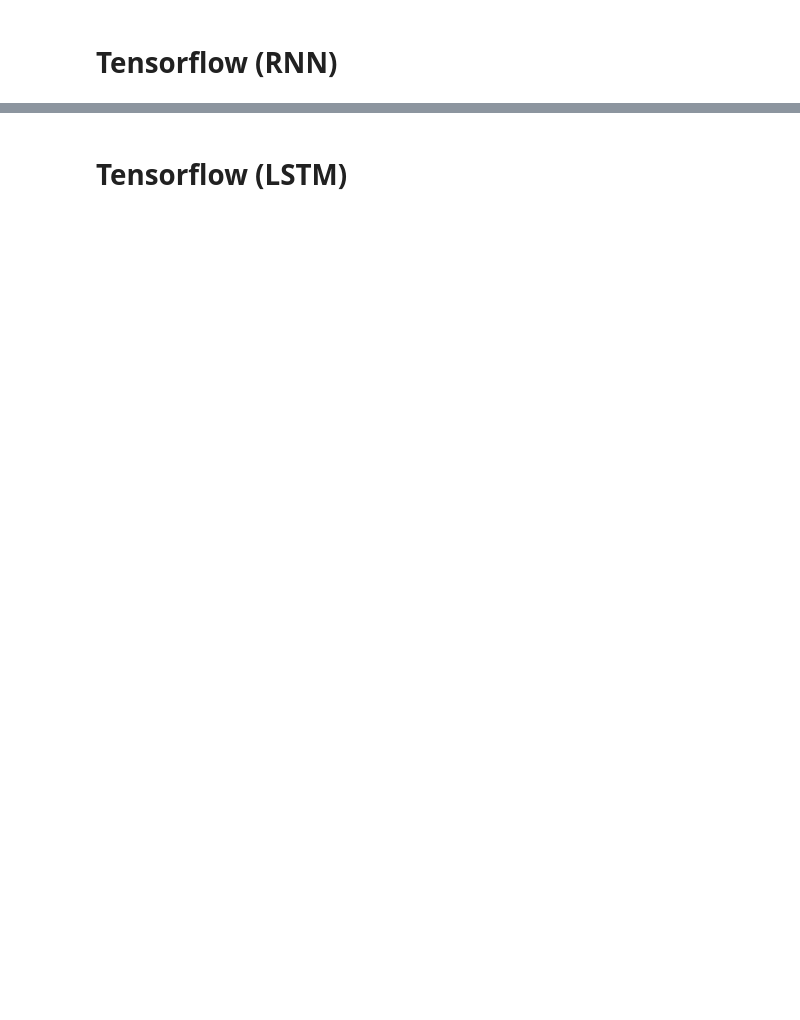
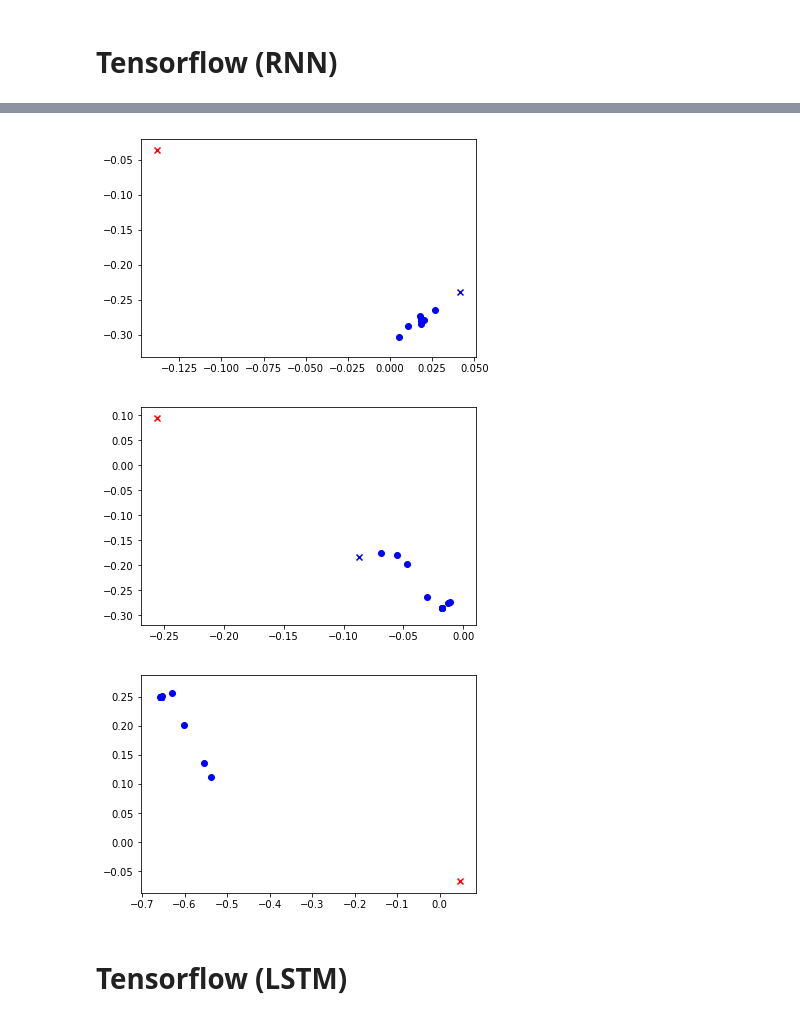
Before and after one commit to ejklike/hyundai-destpred, a Jupyter notebook: pilot (model exploration).ipynb, the cells around one changed output, grey strips where cells are left out. Drawn from its saved outputs; the diff is of its cells as text; code cells hidden in the pictures; blank space fills up the shorter version.

```diff
--- a/pilot (model exploration).ipynb
+++ b/pilot (model exploration).ipynb
@@ -251,3 +244,11 @@ test mse---> 0.86208
+# %%
+y_hat_rnn = sess.run(y_pred, feed_dict={x_input: x_tst})
+for path_idx in range(3):
+    visualize_predicted_destination(x_tst[path_idx], y_tst[path_idx], y_hat_rnn[path_idx])
+# %% [output]
+[figure, added]
+[figure, added]
+[figure, added]
 # %% [markdown]
 # Tensorflow (LSTM)
 # %%
```
Also changed, not shown: parts of 9 cells of this notebook, 4 other files.
